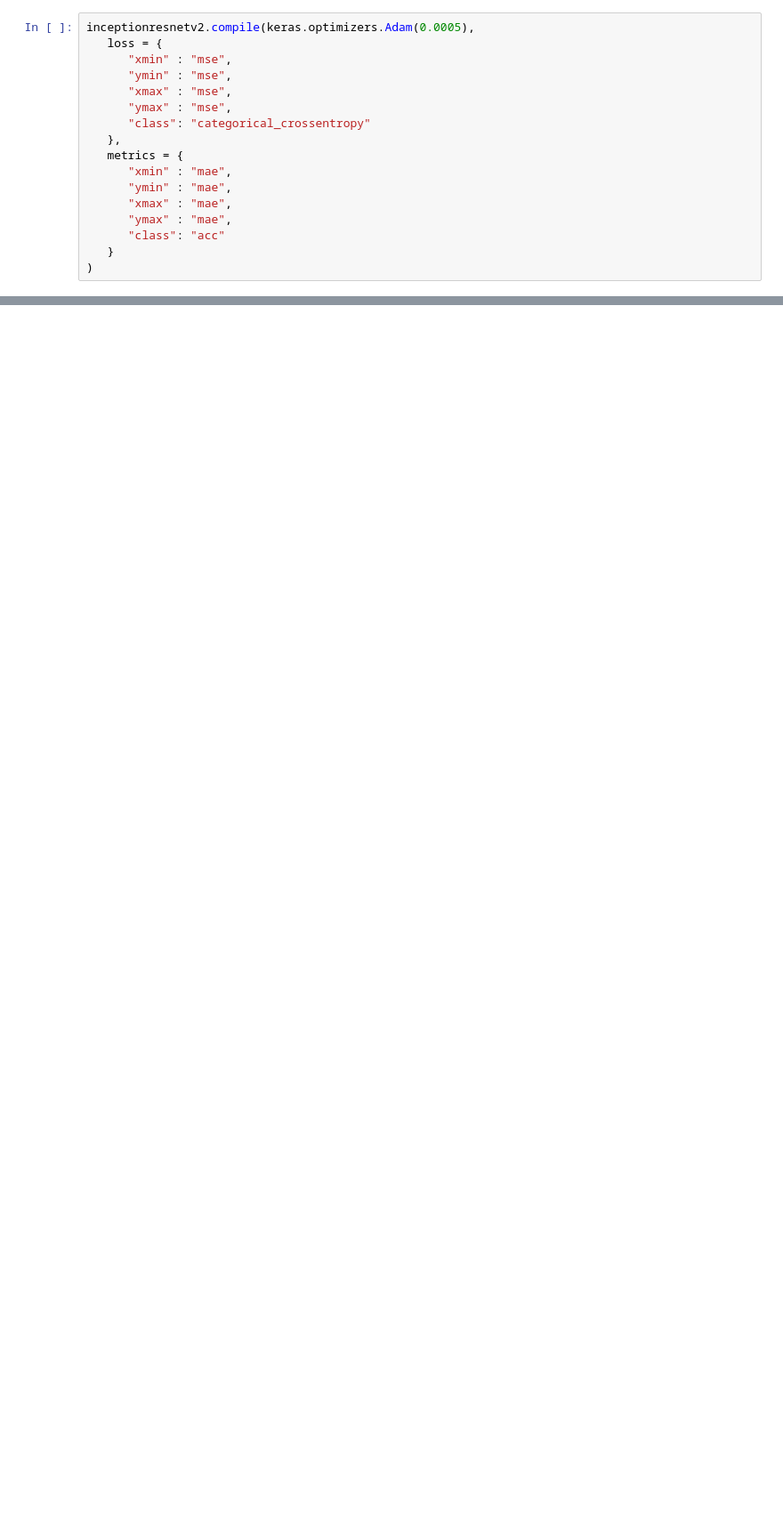
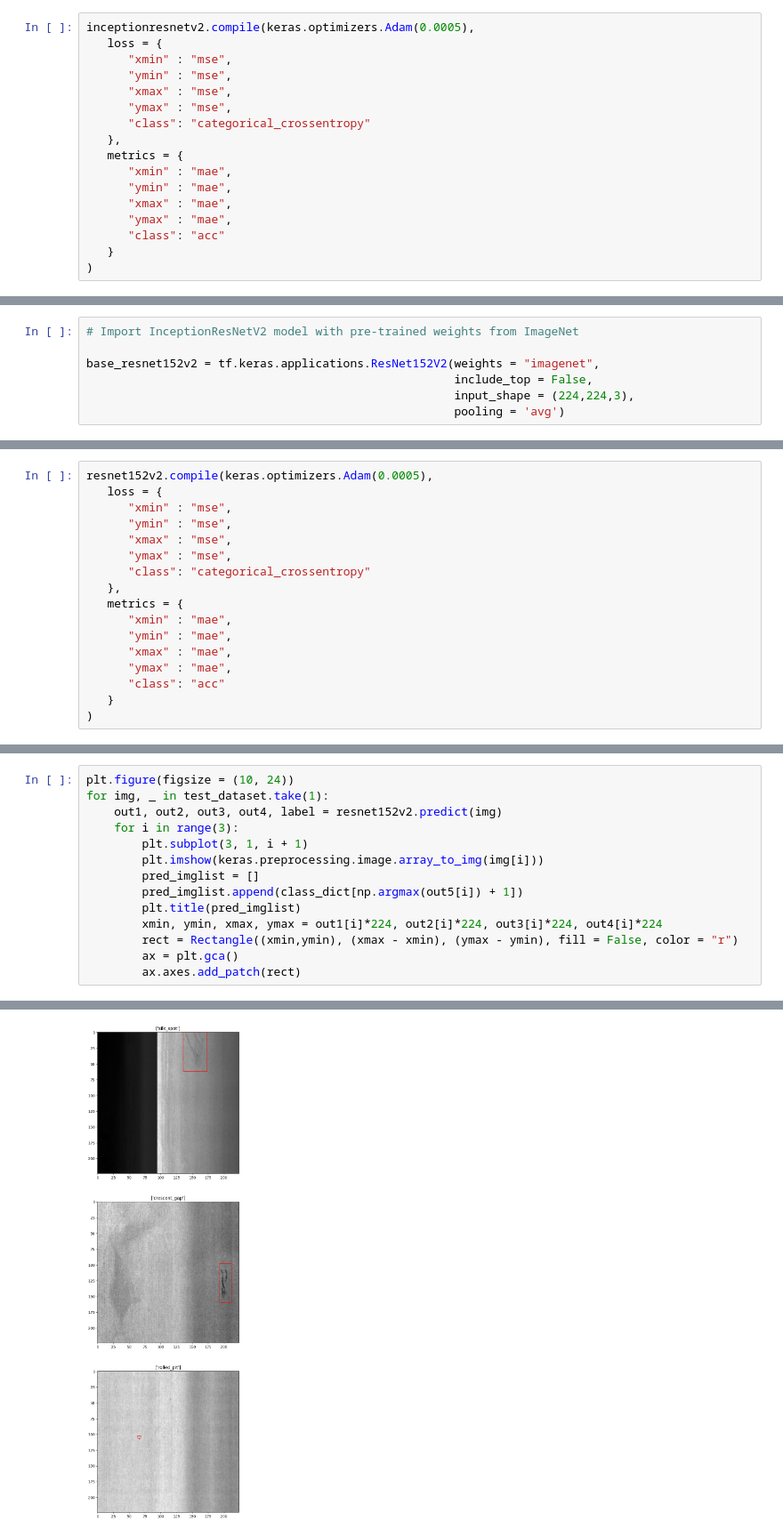
Before and after one commit to mstarkie/gc10-defect-classifier, a Jupyter notebook: notebooks/GC10_Defect_Classifier_Starter_Notebook.ipynb, the cells around one changed output, grey strips where cells are left out. Shown at 89% size. Drawn from its saved outputs; the diff is of its cells as text; blank space fills up the shorter version.

```diff
--- a/notebooks/GC10_Defect_Classifier_Starter_Notebook.ipynb
+++ b/notebooks/GC10_Defect_Classifier_Starter_Notebook.ipynb
@@ -1127,0 +1698,7 @@ confusion_matrix(true_labels, test_labels, labels = target_names)
+# %%
+# Import InceptionResNetV2 model with pre-trained weights from ImageNet
+
+base_resnet152v2 = tf.keras.applications.ResNet152V2(weights = "imagenet",
+                                                     include_top = False,
+                                                     input_shape = (224,224,3),
+                                                     pooling = 'avg')
@@ -1127,0 +1751,17 @@ confusion_matrix(true_labels, test_labels, labels = target_names)
+# %%
+resnet152v2.compile(keras.optimizers.Adam(0.0005),
+   loss = {
+      "xmin" : "mse",
+      "ymin" : "mse",
+      "xmax" : "mse",
+      "ymax" : "mse",
+      "class": "categorical_crossentropy"
+   },
+   metrics = {
+      "xmin" : "mae",
+      "ymin" : "mae",
+      "xmax" : "mae",
+      "ymax" : "mae",
+      "class": "acc"
+   }
+)
@@ -1127,0 +1850,15 @@ confusion_matrix(true_labels, test_labels, labels = target_names)
+# %%
+plt.figure(figsize = (10, 24))
+for img, _ in test_dataset.take(1):
+    out1, out2, out3, out4, label = resnet152v2.predict(img)
+    for i in range(3):
+        plt.subplot(3, 1, i + 1)
+        plt.imshow(keras.preprocessing.image.array_to_img(img[i]))
+        pred_imglist = []
+        pred_imglist.append(class_dict[np.argmax(out5[i]) + 1])
+        plt.title(pred_imglist)
+        xmin, ymin, xmax, ymax = out1[i]*224, out2[i]*224, out3[i]*224, out4[i]*224
+        rect = Rectangle((xmin,ymin), (xmax - xmin), (ymax - ymin), fill = False, color = "r")
+        ax = plt.gca()
+        ax.axes.add_patch(rect)
+# %% [output]
@@ -1127,0 +1866 @@ confusion_matrix(true_labels, test_labels, labels = target_names)
+[figure, added]
```
Also changed, not shown: parts of 81 cells of this notebook, 4 other files.
